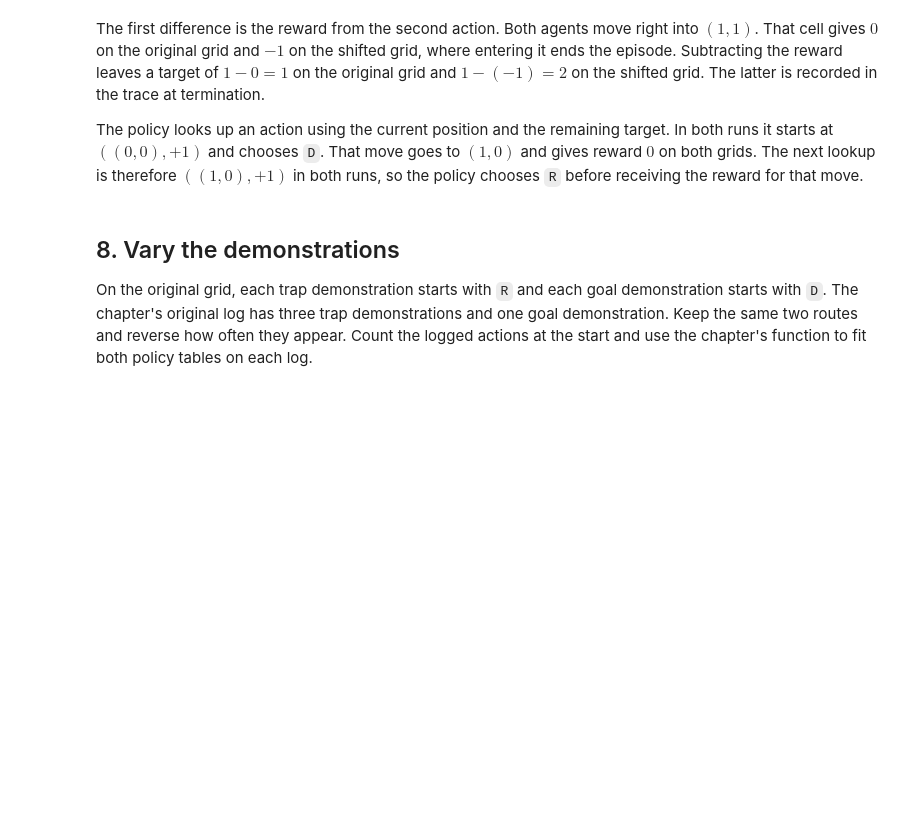
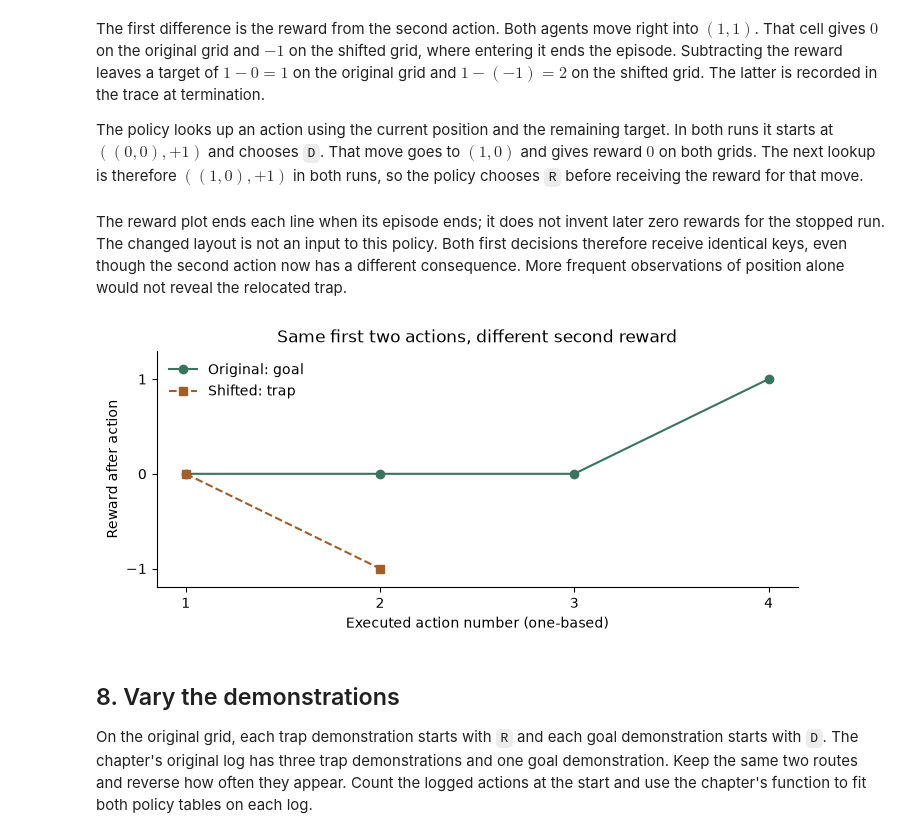
Before and after one commit to jrterven/transformers-book, a Jupyter notebook: solutions/ch30_decisions/python-solutions.ipynb, the cells around one changed output. Cells and saved outputs as stored; diff of their text form; code cells hidden in the pictures; blank space fills up the shorter version.

Commit message:
Expand Chapter 30 exercises and complete executed solutions

```diff
--- a/solutions/ch30_decisions/python-solutions.ipynb
+++ b/solutions/ch30_decisions/python-solutions.ipynb
@@ -262,6 +409,22 @@ remaining target. In both runs it starts at $((0,0),+1)$ and chooses
 `D`. That move goes to $(1,0)$ and gives reward $0$ on both grids.
 The next lookup is therefore $((1,0),+1)$ in both runs, so the
 policy chooses `R` before receiving the reward for that move.
+# %% [markdown]
+The reward plot ends each line when its episode ends; it does not invent later zero rewards for the stopped run. The changed layout is not an input to this policy. Both first decisions therefore receive identical keys, even though the second action now has a different consequence. More frequent observations of position alone would not reveal the relocated trap.
+# %%
+fig, ax = plt.subplots(figsize=(7,3.1),layout="constrained")
+for label, run, style, color in [
+    ("Original: goal",original_grid_run,"o-","#39745e"),
+    ("Shifted: trap",shifted_grid_run,"s--","#a25e27")]:
+    steps = np.arange(1,len(run["rewards"])+1)
+    ax.plot(steps,run["rewards"],style,label=label,color=color)
+ax.set(xticks=[1,2,3,4],yticks=[-1,0,1],ylim=(-1.2,1.3),
+       xlabel="Executed action number (one-based)",ylabel="Reward after action",
+       title="Same first two actions, different second reward")
+ax.legend(frameon=False)
+plt.show()
+# %% [output]
+[figure, added]
 # %% [markdown]
 ## 8. Vary the demonstrations
 
```
Also changed, not shown: parts of 25 cells of this notebook, 9 other files.
